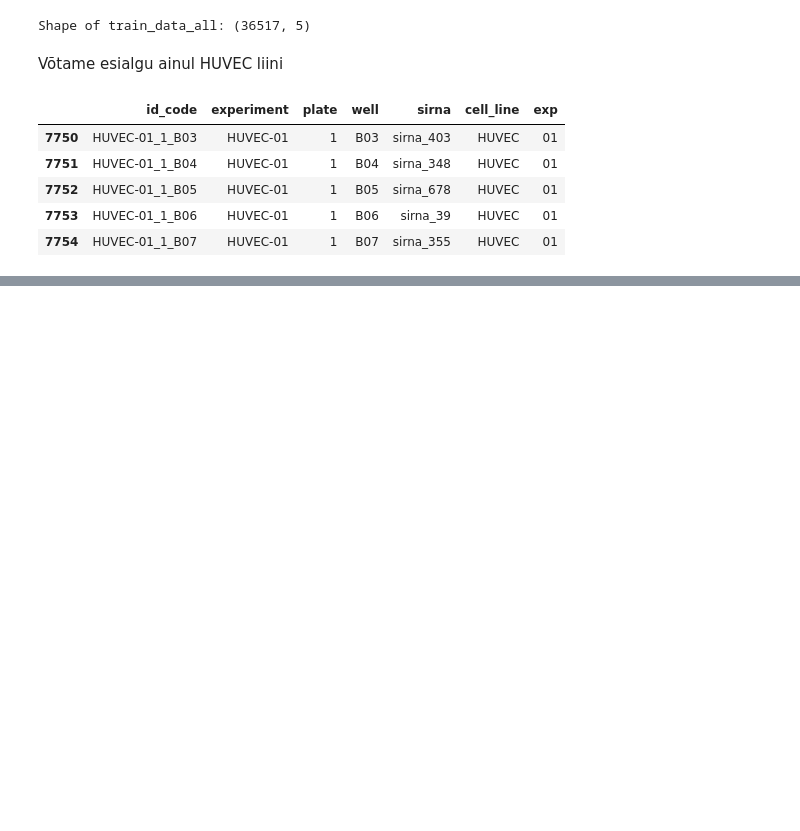
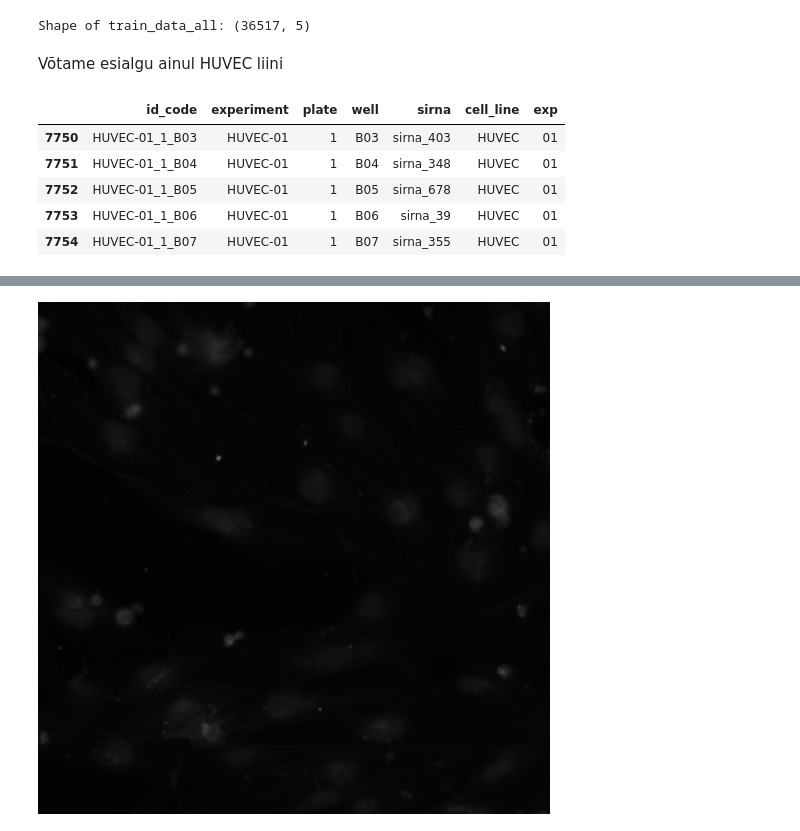
Before and after one commit to kjaanson/kaggle_rec_bio, a Jupyter notebook: notebooks/image-preprocessing.ipynb, the cells around one changed output, grey strips where cells are left out. Cells and saved outputs as stored; diff of their text form; code cells hidden in the pictures; blank space fills up the shorter version.

```diff
--- a/notebooks/image-preprocessing.ipynb
+++ b/notebooks/image-preprocessing.ipynb
@@ -59,5 +78,7 @@ train_data_all.head()
 from sklearn.preprocessing import LabelEncoder
 # %%
 train_data_strat=train_data_all.groupby('sirna',group_keys=False).apply(lambda x: x.sample(frac=0.1).reset_index(drop=True))
+# %%
+train_data_strat.loc[:,["site"]]="1"
 # %%
 sirna_label_encoder_sample_1 = LabelEncoder().fit(train_data_strat.sirna)
@@ -66,2 +85,2 @@ NameError: name 'LabelEncoder' is not defined
 # %%
-train_gen = ImgGen(train_data_strat,batch_size=16,preprocess=get_center_box,shuffle=True,label_encoder=sirna_label_encoder_sample_1, path=f'{data_path}/train/',cache=True)
+train_gen = ImgGen(train_data_strat,batch_size=16,preprocess=get_random_subbox,shuffle=True,label_encoder=sirna_label_encoder_sample_1, path=f'../data/train/',cache=True)
@@ -67,0 +107,4 @@ train_gen = ImgGen(train_data_strat,batch_size=16,preprocess=get_center_box,shuf
+# %%
+train_gen._batches[0][0][5]
+# %% [output]
+[figure, added]
```
Also changed, not shown: parts of 13 cells of this notebook, 1 other file.
